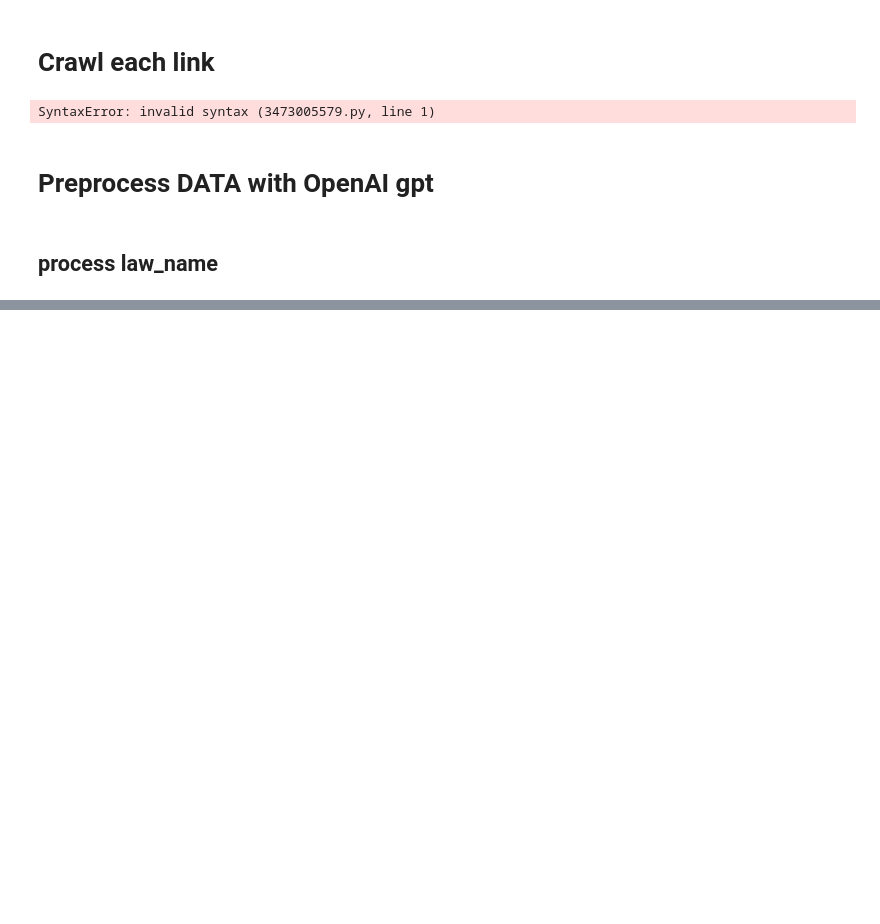
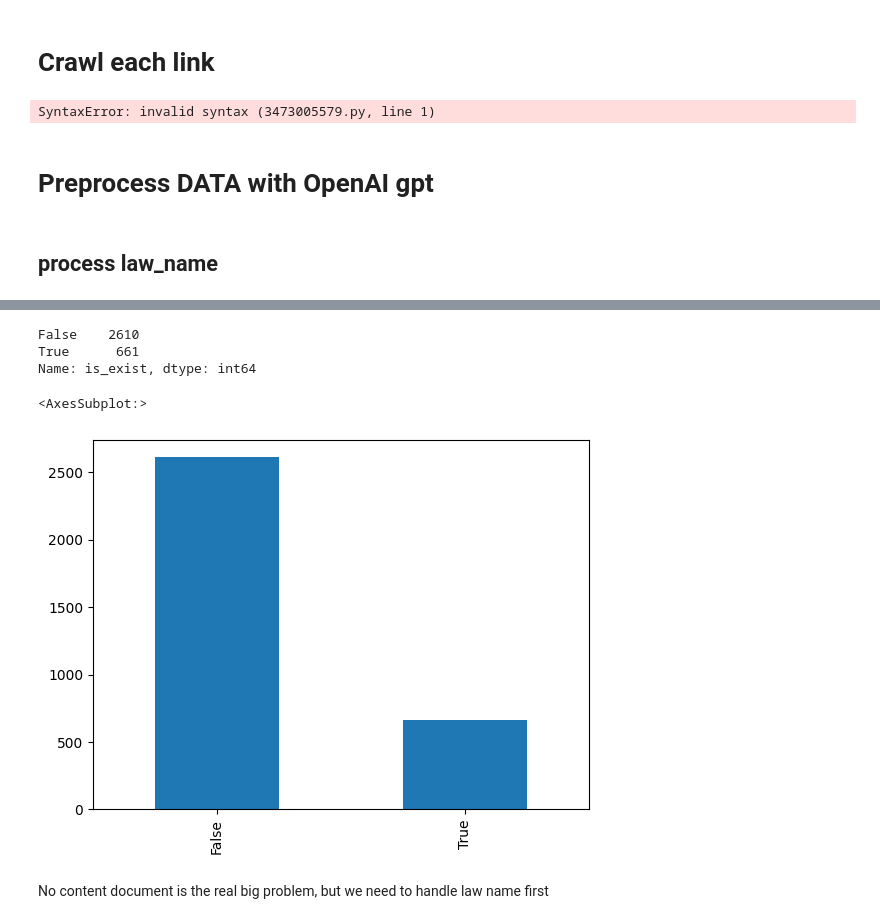
Before and after one commit to trongthanht3/vbpl_crawler, a Jupyter notebook: crawl_vbpl.ipynb, the cells around one changed output, grey strips where cells are left out. Cells and saved outputs as stored; diff of their text form; code cells hidden in the pictures; blank space fills up the shorter version.

```diff
--- a/crawl_vbpl.ipynb
+++ b/crawl_vbpl.ipynb
@@ -471,0 +767,3 @@ for i in range(0, len(df_law_name)):
+# %%
+df_no_content = law_full[law_full['is_content'] == False]
+df_no_content
@@ -471,0 +784,3 @@ for i in range(0, len(df_law_name)):
+# %%
+no_content_id = df_no_content['lawName'].apply(str).apply(process_law_name).unique()
+no_content_id
@@ -471,0 +790,7 @@ for i in range(0, len(df_law_name)):
+# %%
+def check_exist_in_no_content_corpus(text):
+    if text in no_content_id:
+        return True
+    return False
+remove_dup_zalo['is_exist'] = remove_dup_zalo['law_id'].apply(check_exist_in_no_content_corpus)
+remove_dup_zalo
@@ -471,0 +811,15 @@ for i in range(0, len(df_law_name)):
+# %%
+import seaborn as sns
+
+type_counts = remove_dup_zalo['is_exist'].value_counts()
+print(type_counts)
+type_counts.plot(kind='bar')
+# sns.barplot(data=df, x=type_counts, y=df['isExpire'])
+# %% [output]
+False    2610
+True      661
+Name: is_exist, dtype: int64
+<AxesSubplot:>
+[figure, added]
+# %% [markdown]
+No content document is the real big problem, but we need to handle law name first
```
Also changed, not shown: parts of 80 cells of this notebook, 1 other file.
